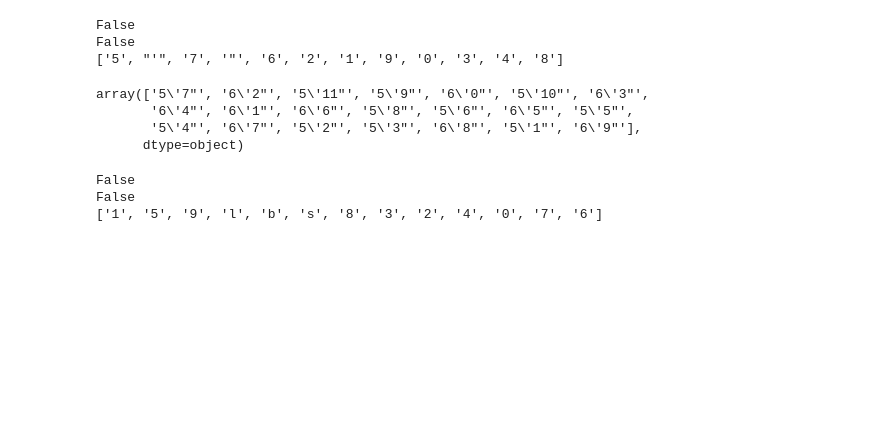
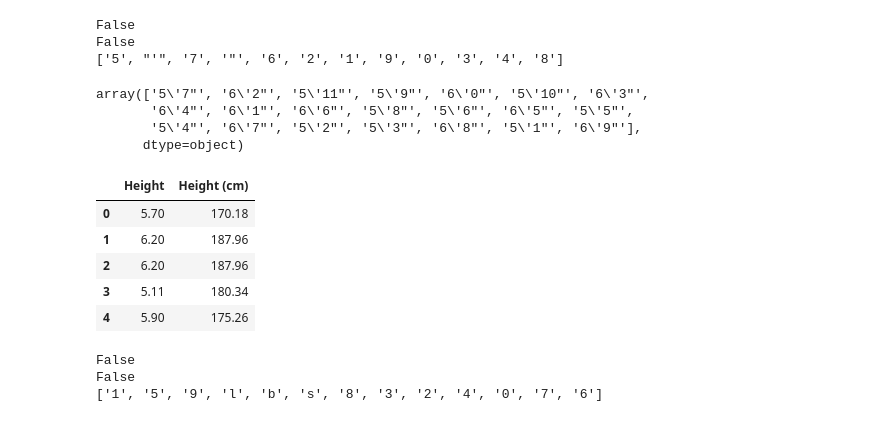
Before and after one commit to ogunjosam/fifa_clean, a Jupyter notebook: fifa1.ipynb, the cells around one changed output. Cells and saved outputs as stored; diff of their text form; code cells hidden in the pictures; blank space fills up the shorter version.

```diff
--- a/fifa1.ipynb
+++ b/fifa1.ipynb
@@ -573,7 +578,41 @@ df['Height'] = df.Height.str.replace('"', '')
 
 # Lets add it to the clean data
 
-clean_data['Height'] = df.Height.astype('float').copy()
+clean_data['Height'] = pd.Series(df.Height, dtype=float)
+# %%
+
+# Lets convert the heights to centimeters and include it as a new column
+
+heights_in_cm = []
+
+for height in df.Height:
+    height =  height.split('.')
+    feets, inches = int(height[0]), int(height[1])
+
+    # convert feet to cm: 1 feet = 30.48 cm [source: https://tinyurl.com/ykth4wed]
+    feets_to_cm = feets * 30.48
+    # convert inches to cm: 1 inch = 2.54cm [source: https://tinyurl.com/ykth4wed]
+    inche_to_cm = inches * 2.54
+
+    heights_in_cm.append( round(float(feets_to_cm + inche_to_cm),2) )
+
+# Lets add the height in cm to the clean data now
+# Hope you get it!
+
+clean_data['Height (cm)'] = pd.Series(heights_in_cm, dtype=float)
+# %%
+# Lets preview the clean heights
+
+clean_data[['Height', 'Height (cm)']].head()
+
+# 5'7 = 170.18 cm
+# %% [output]
+|  | Height | Height (cm) |
+| 0 | 5.70 | 170.18 |
+| 1 | 6.20 | 187.96 |
+| 2 | 6.20 | 187.96 |
+| 3 | 5.11 | 180.34 |
+| 4 | 5.90 | 175.26 |
 # %%
 
 # Lets clean the Weight
```
Also changed, not shown: parts of 36 cells of this notebook.
